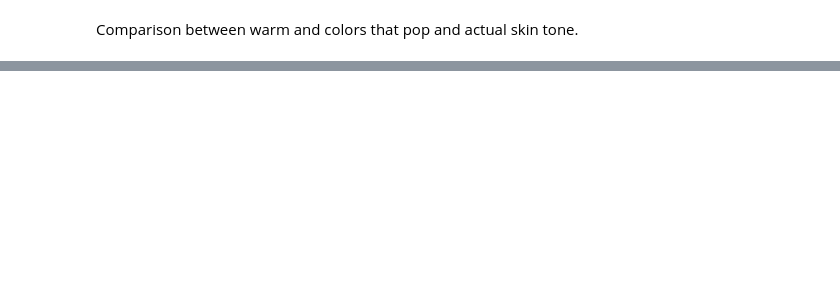
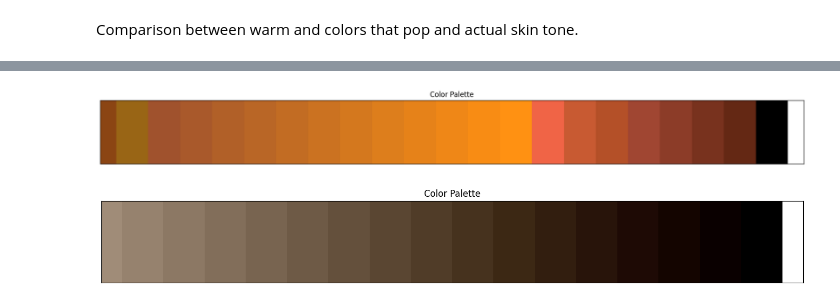
Before and after one commit to JplepeckiBR/PCA, a Jupyter notebook: notebooks/Amier_fetching_hex.ipynb, the cells around one changed output, grey strips where cells are left out. Cells and saved outputs as stored; diff of their text form; code cells hidden in the pictures; blank space fills up the shorter version.

```diff
--- a/notebooks/Amier_fetching_hex.ipynb
+++ b/notebooks/Amier_fetching_hex.ipynb
@@ -531,0 +978,53 @@ analyze_combined_palette_knn(
+# %%
+# Extended list of RGB values for autumn hair colors
+autumn_hair = [
+    (139, 69, 19),    # Saddle Brown (Mid Brown with a hint of red)
+    (153, 101, 21),   # Dark Golden Rod (Medium brown with golden undertones)
+    (160, 82, 45),    # Sienna (Medium brown with red undertones)
+    (169, 89, 43),    # Medium Brown with Red Undertones (Intermediate color)
+    (177, 96, 40),    # Red Brown (Intermediate color)
+    (185, 102, 38),   # Warm Brown (Intermediate color)
+    (194, 108, 35),   # Rich Brown (Intermediate color)
+    (203, 114, 33),   # Deep Brown with Red Undertones (Intermediate color)
+    (212, 120, 30),   # Dark Auburn (Intermediate color)
+    (221, 126, 28),   # Deep Auburn (Intermediate color)
+    (230, 130, 25),   # Dark Auburn (Intermediate color)
+    (239, 135, 23),   # Dark Auburn with Golden Undertones (Intermediate color)
+    (248, 140, 20),   # Deep Red-Brown (Intermediate color)
+    (255, 145, 18),   # Auburn Red (Intermediate color)
+    (240, 100, 70),   # Auburn (Intermediate color)
+    (200, 90, 50),    # Auburn
+    (180, 80, 40),    # Auburn (Deepened)
+    (160, 70, 50),    # Dark Auburn
+    (140, 60, 40),    # Dark Auburn (Intermediate color)
+    (120, 50, 30),    # Black with Red Undertones (Intermediate color)
+    (100, 40, 20),    # Black (Deepened)
+    (0, 0, 0)         # Black (Darkest shade, no undertones)
+]
+display_colors(autumn_hair)
+# %% [output]
+[figure, added]
+# %%
+winter_hair = [
+    (160, 140, 120),  # Ashy Mid Brown (Starting point)
+    (150, 130, 110),  # Ashy Mid Brown (Intermediate)
+    (140, 120, 100),  # Ashy Mid Brown (Intermediate)
+    (130, 110, 90),   # Ashy Dark Brown (Intermediate)
+    (120, 100, 80),   # Ashy Dark Brown (Intermediate)
+    (110, 90, 70),    # Dark Ash Brown (Intermediate)
+    (100, 80, 60),    # Dark Ash Brown (Intermediate)
+    (90, 70, 50),     # Cool Brown (Intermediate)
+    (80, 60, 40),     # Cool Brown (Intermediate)
+    (70, 50, 30),     # Cool Brown (Intermediate)
+    (60, 40, 20),     # Dark Ash Brown (Intermediate)
+    (50, 30, 15),     # Dark Ash Brown (Intermediate)
+    (40, 20, 10),     # Very Dark Brown (Intermediate)
+    (30, 10, 5),      # Very Dark Brown (Intermediate)
+    (20, 5, 0),       # Deep Cool Brown (Intermediate)
+    (10, 0, 0),       # Near Black (Intermediate)
+    (0, 0, 0)         # Black (Deepest shade)
+]
+
+display_colors(winter_hair)
+# %% [output]
+[figure, added]
```
Also changed, not shown: parts of 70 cells of this notebook.
